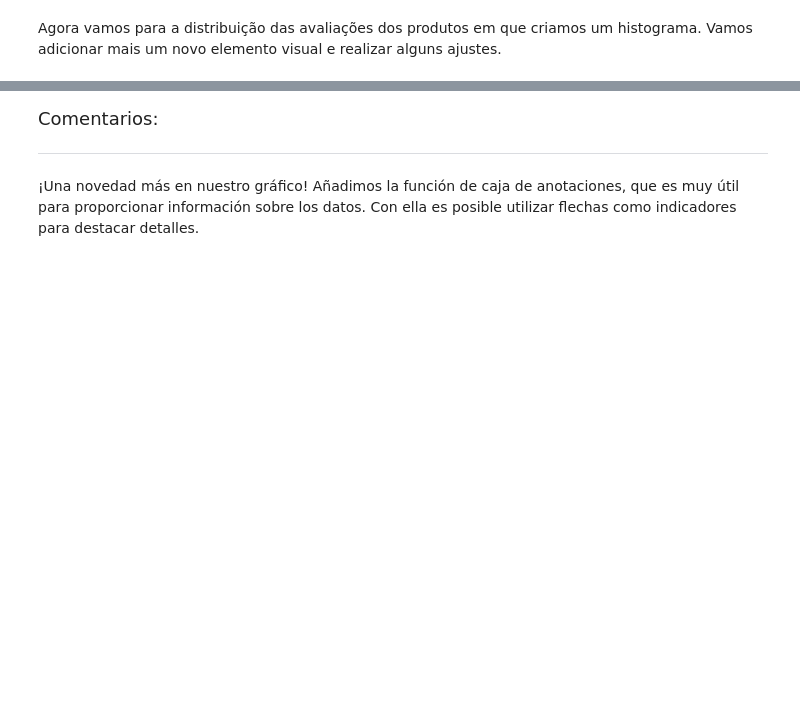
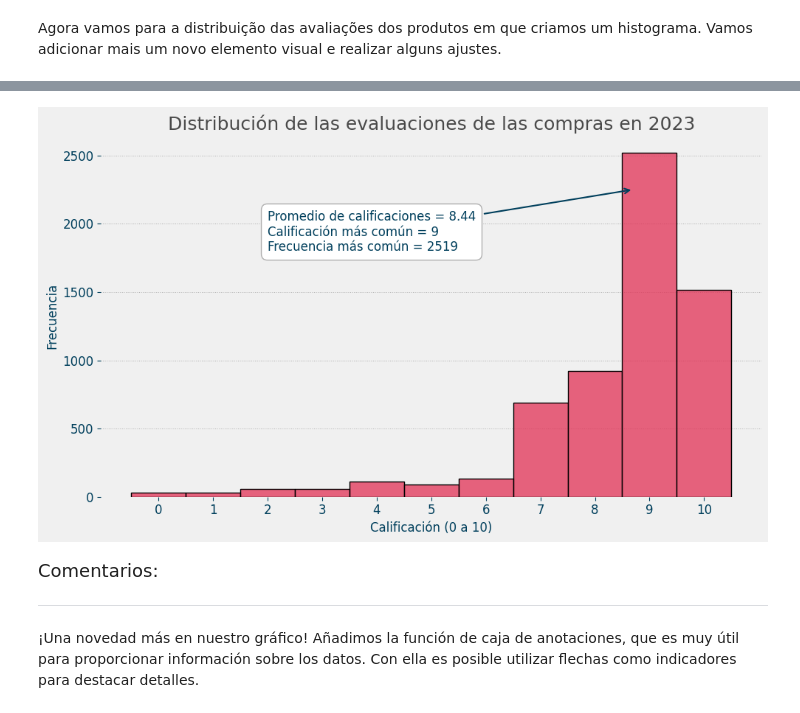
Before and after one commit to AndresCMontejo/IA_Aplicada_a_Ciencia_de_datos, a Jupyter notebook: IA_aplicada_a_ciencia_de_datos.ipynb, the cells around one changed output, grey strips where cells are left out. Saved outputs shown, nothing was run; the diff lists cells and outputs as text; code cells hidden in the pictures; blank space fills up the shorter version.

```diff
--- a/IA_aplicada_a_ciencia_de_datos.ipynb
+++ b/IA_aplicada_a_ciencia_de_datos.ipynb
@@ -1965,3 +2250,7 @@ Utiliza las bibliotecas de visualización de datos de Python para crear esta vis
+# %%
+distribucion_calificaciones().show()
+# %% [output]
+[figure, added]
 # %% [markdown]
 <font color="7b71ff" size=4> Comentarios: </font>
 
```
Also changed, not shown: parts of 15 cells of this notebook.
